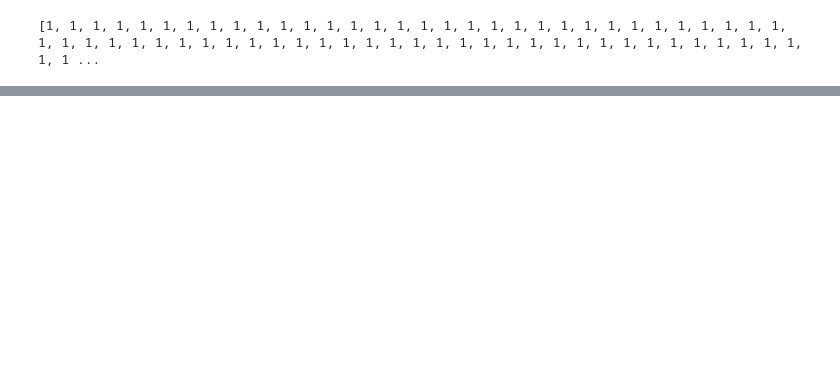
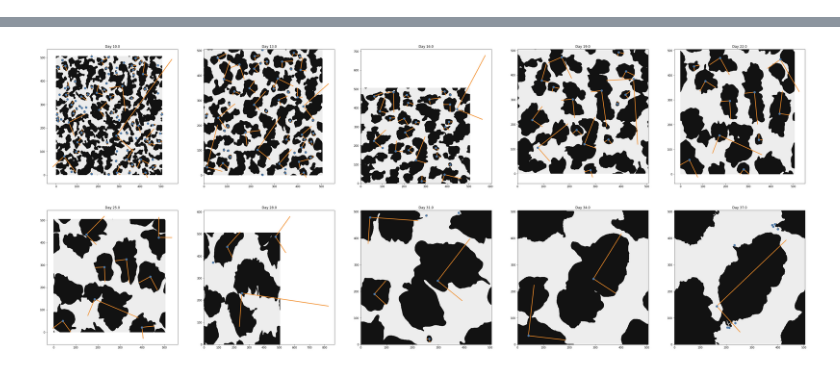
Before and after one commit to tbeucler/2019_WMI, a Jupyter notebook: dev/davidle/ellipsoid.ipynb, the cells around one changed output, grey strips where cells are left out. Drawn from its saved outputs; the diff is of its cells as text; code cells hidden in the pictures; blank space fills up the shorter version.

```diff
--- a/dev/davidle/ellipsoid.ipynb
+++ b/dev/davidle/ellipsoid.ipynb
@@ -10,3 +13,4 @@ import math
 # %%
-#Import simulation
-path = '/project/s916/davidle/RCE-MIP/simulations/RCE_300_3km_206x206/' #Path for Daint
+#Read Data
+path = '/project/s916/davidle/RCE-MIP/simulations/RCE_300_3km_506x506/' #Path for Daint
+d2D = xr.open_mfdataset(path+'output/lfff[1,2,3]???0000.nc', combine='by_coords', )
@@ -13,41 +19,53 @@ path = '/project/s916/davidle/RCE-MIP/simulations/RCE_300_3km_206x206/' #Path fo
-# %%
-#Read Data
-d2D = xr.open_mfdataset(path+'output/lfff[2,3,4]???0000.nc', combine='by_coords')
-# %% [output]
-[1, 1, 1, 1, 1, 1, 1, 1, 1, 1, 1, 1, 1, 1, 1, 1, 1, 1, 1, 1, 1, 1, 1, 1, 1, 1, 1, 1, 1, 1, 1, 1, 1, 1, 1, 1, 1, 1, 1, 1, 1, 1, 1, 1, 1, 1, 1, 1, 1, 1, 1, 1, 1, 1, 1, 1, 1, 1, 1, 1, 1, 1, 1, 1, 1, 1, 1 ...
 # %%
-#Mask of all moist regions
-bFMSE = np.where(d2D.FMSE > np.median(d2D.FMSE, axis=(1,2))[:, np.newaxis, np.newaxis], 1, 0)
-bFMSE = np.tile(bFMSE[:,3:-3,3:-3],(2,2))
+#Create a binary mask based on median(FMSE). Separate into wet and dry regions
+bFMSE = np.array([], dtype=bool)
+bFMSE = np.where(d2D.FMSE[::1] > np.percentile(d2D.FMSE[::1], 50, interpolation='linear',  axis=(1,2))[:, np.newaxis, np.newaxis], 1, 0)
-# %%
-for t in range(np.shape(bFMSE)[0]):
-    bFMSE[t,:,:] = clear_border(bFMSE[t,:,:])
 # %%
-plt.figure(figsize=(20, 20))
-for t in range(0,500,5):
-    plt.subplot(20,10,t/5+1)
-    plt.contourf(bFMSE[t,:,:], cmap = 'viridis')
-    plt.contour(bFMSE[t,:,:], colors = 'k')
+#Options
+NrPanels = 10
+nb = 3        #Nuber of Boundary Points (e.g. nboundlines form the cosmo namelist)
+nt, xn, yn = np.shape(bFMSE)
 
-    labels = label(bFMSE[t,:,:], neighbors=8)
+
+#Domain of the analysis region in the tiled field
+xl  = np.floor_divide(xn, 2)
+xr  = np.floor(3/2 * xn).astype(int)
+
+yl  = np.floor_divide(yn, 2)
+yr  = np.floor(3/2 * yn).astype(int)
+
+plt.figure(figsize=(50, 20))
+nr = 1
+for t in range(0,np.shape(bFMSE)[0],  np.floor_divide(nt, NrPanels)):
+
+    tiled_bFMSE = np.tile(bFMSE[t,nb:-nb,nb:-nb],(2,2))
+
+#    plt.subplot(1, NrPanels, t/np.floor_divide(np.shape(bFMSE)[0], NrPanels)+1)
+    plt.subplot(2, 5, nr)
+    nr += 1
+    plt.contourf(tiled_bFMSE[xl:xr,yl:yr], cmap = 'binary')
+    plt.title('Day '+str(t/24 + 10))
+
+    labels = label(tiled_bFMSE[:,:], neighbors=8)
     props = regionprops(labels)
 
-    area = np.array([])
     for p in range(len(props)):
-        area = np.append(area,props[p].area)
+        y0, x0 = props[p].centroid
 
-    if np.size(area) == 0:
-        continue
+         #Skip allobjects who's centroid is not in the untiled domain
+        if  x0 < xl or x0 > xr:
+            continue
 
-    biggest = np.argmax(area)
+        if  y0 < yl or y0 > yr:
+            continue
 
-    y0, x0 = props[biggest].centroid
-    orientation = props[biggest].orientation
-    x1 = x0 + math.cos(orientation) * 0.5 * props[biggest].major_axis_length
-    y1 = y0 - math.sin(orientation) * 0.5 * props[biggest].major_axis_length
-    x2 = x0 - math.sin(orientation) * 0.5 * props[biggest].minor_axis_length
-    y2 = y0 - math.cos(orientation) * 0.5 * props[biggest].minor_axis_length
+        y0, x0 = props[p].centroid - xl
+        x1 = x0 + math.cos(props[p].orientation) * 0.5 * props[p].major_axis_length
+        y1 = y0 - math.sin(props[p].orientation) * 0.5 * props[p].major_axis_length
+        x2 = x0 - math.sin(props[p].orientation) * 0.5 * props[p].minor_axis_length
+        y2 = y0 - math.cos(props[p].orientation) * 0.5 * props[p].minor_axis_length
 
-    plt.plot((x0, x1), (y0, y1), '-r', linewidth=2.5)
-    plt.plot((x0, x2), (y0, y2), '-r', linewidth=2.5)
-    plt.plot(x0, y0, '.g', markersize=15)
+        plt.plot((x0, x1), (y0, y1), color='#F28E2B', linewidth=2.5)
+        plt.plot((x0, x2), (y0, y2), color='#F28E2B', linewidth=2.5)
+        plt.plot(x0, y0, marker='.', color='#4E79A7', markersize=15)
+# %% [output]
@@ -53,0 +76 @@ for t in range(0,500,5):
+[figure, added]
```
Also changed, not shown: parts of 9 cells of this notebook, 1 other file.
